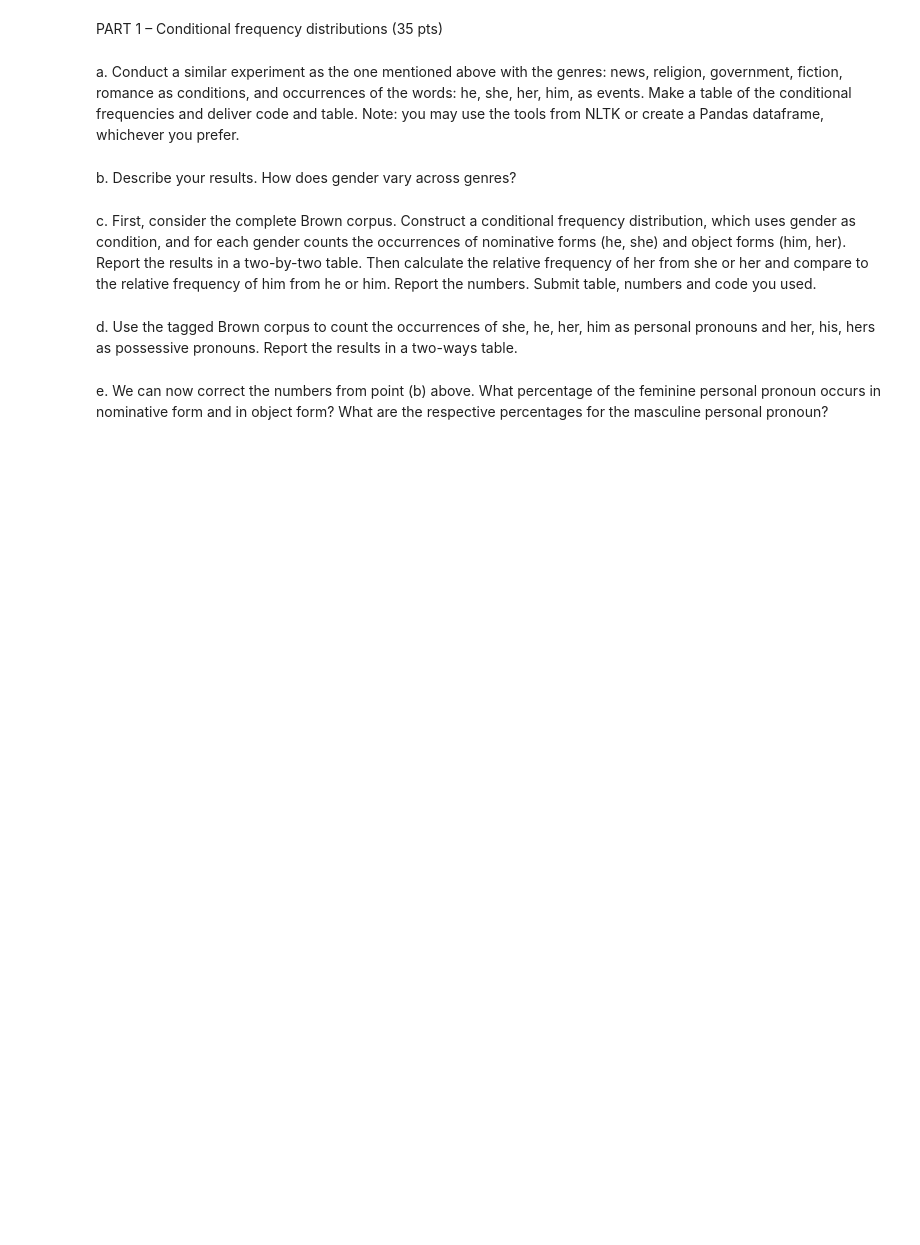
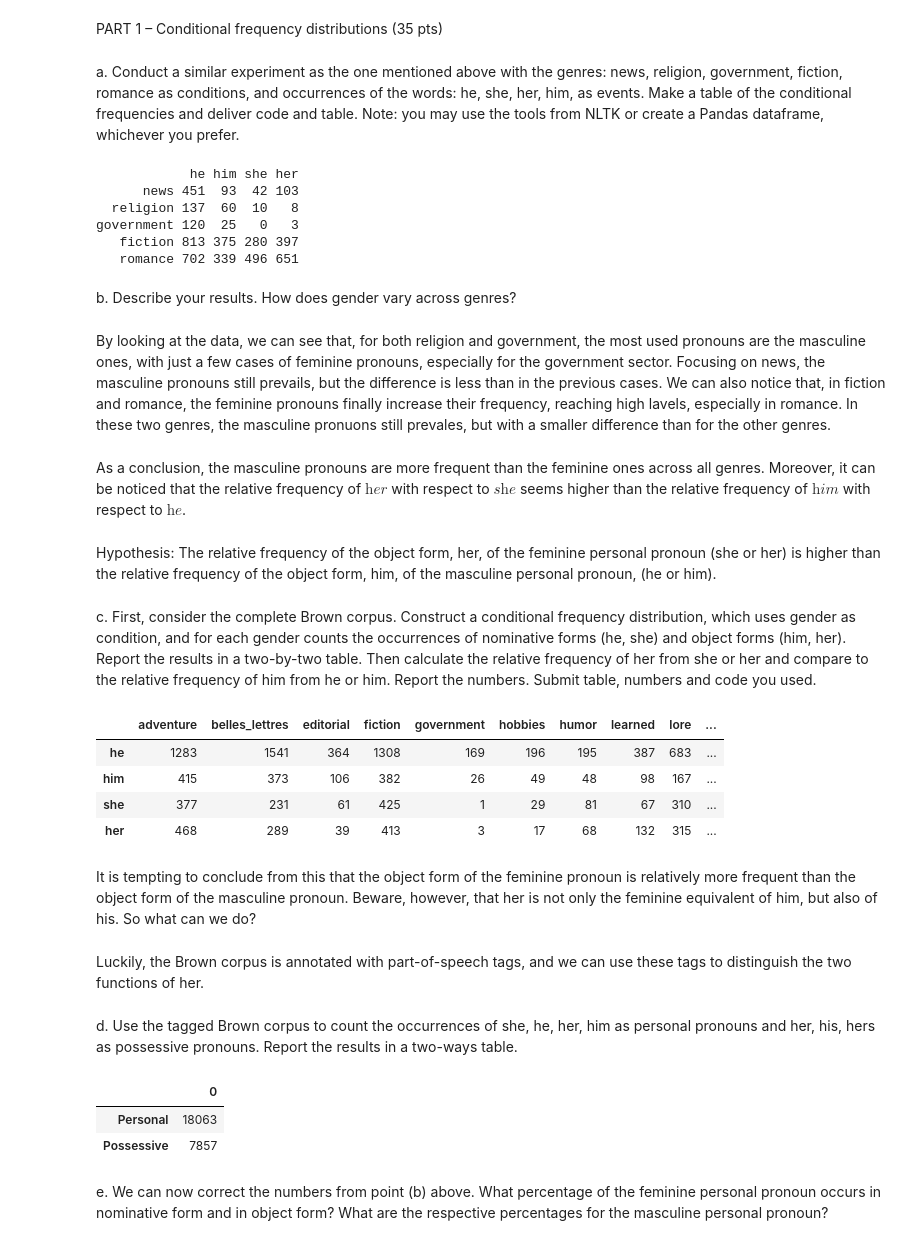
Before and after one commit to alessiasanfelici/IN4080--NLP-Exercises, a Jupyter notebook: NLP-Projects/project1.ipynb, the cells around one changed output. Saved outputs shown, nothing was run; the diff lists cells and outputs as text; code cells hidden in the pictures; blank space fills up the shorter version.

Commit message:
Start part 1 and 3

```diff
--- a/NLP-Projects/project1.ipynb
+++ b/NLP-Projects/project1.ipynb
@@ -13,17 +14,80 @@ PART 1 – Conditional frequency distributions (35 pts)
 a. Conduct a similar experiment as the one mentioned above with the genres: news, religion,
 government, fiction, romance as conditions, and occurrences of the words: he, she, her, him, as events. Make a table of the conditional frequencies and deliver code and table.
 Note: you may use the tools from NLTK or create a Pandas dataframe, whichever you prefer.
+# %%
+cfd = nltk.ConditionalFreqDist((genre, word) for genre in brown.categories() for word in brown.words(categories=genre))
+genres = ["news", "religion", "government", "fiction", "romance"]
+pronouns = ["he", "him", "she", "her"]
+cfd.tabulate(conditions=genres, samples = pronouns)
+# %% [output]
+            he him she her
+      news 451  93  42 103
+  religion 137  60  10   8
+government 120  25   0   3
+   fiction 813 375 280 397
+   romance 702 339 496 651
 # %% [markdown]
 b. Describe your results. How does gender vary across genres?
+# %% [markdown]
+By looking at the data, we can see that, for both religion and government, the most used pronouns are the masculine ones, with just a few cases of feminine pronouns, especially for the government sector. Focusing on news, the masculine pronouns still prevails, but the difference is less than in the previous cases. We can also notice that, in fiction and romance, the feminine pronouns finally increase their frequency, reaching high lavels, especially in romance. In these two genres, the masculine pronuons still prevales, but with a smaller difference than for the other genres.
+# %% [markdown]
+As a conclusion, the masculine pronouns are more frequent than the feminine ones across all genres. Moreover, it can be noticed that the relative frequency of $\textit{her}$ with respect to $\textit{she}$ seems higher than the relative frequency of $\textit{him}$ with respect to $\textit{he}$.
+# %% [markdown]
+Hypothesis: The relative frequency of the object form, her, of the feminine personal pronoun (she or
+her) is higher than the relative frequency of the object form, him, of the masculine personal pronoun, (he
+or him).
 # %% [markdown]
 c. First, consider the complete Brown corpus. Construct a conditional frequency distribution, which
 uses gender as condition, and for each gender counts the occurrences of nominative forms (he,
 she) and object forms (him, her). Report the results in a two-by-two table. Then calculate the
 relative frequency of her from she or her and compare to the relative frequency of him from he
 or him. Report the numbers. Submit table, numbers and code you used.
+# %%
+pron_freq = {}
+for i in brown.categories():
+    text = brown.words(categories = i)
+    fdist = nltk.FreqDist(w.lower() for w in text)
+    pronouns = ["he", "him", "she", "her"]
+    pron_freq[i] = collections.defaultdict(int)
+    for p in pronouns:
+        pron_freq[i][p] = fdist[p]
+
+df_pron_freq = pd.DataFrame.from_dict(pron_freq)
+df_pron_freq
+# %% [output]
+|  | adventure | belles_lettres | editorial | fiction | government | hobbies | humor | learned | lore | ... |
+| he | 1283 | 1541 | 364 | 1308 | 169 | 196 | 195 | 387 | 683 | ... |
+| him | 415 | 373 | 106 | 382 | 26 | 49 | 48 | 98 | 167 | ... |
+| she | 377 | 231 | 61 | 425 | 1 | 29 | 81 | 67 | 310 | ... |
+| her | 468 | 289 | 39 | 413 | 3 | 17 | 68 | 132 | 315 | ... |
+# %% [markdown]
+It is tempting to conclude from this that the object form of the feminine pronoun is relatively more
+frequent than the object form of the masculine pronoun. Beware, however, that her is not only the
+feminine equivalent of him, but also of his. So what can we do?
+# %% [markdown]
+Luckily, the Brown corpus is annotated with part-of-speech tags, and we can use these tags to distinguish
+the two functions of her.
 # %% [markdown]
 d. Use the tagged Brown corpus to count the occurrences of she, he, her, him as personal pronouns
 and her, his, hers as possessive pronouns. Report the results in a two-ways table.
+# %%
+text = brown.words()
+fdist = nltk.FreqDist(w.lower() for w in text)
+personal = ["she", "he", "her", "him"]
+possessive = ["her", "his", "hers"]
+d = {"Personal": 0, "Possessive": 0}
+#t = [personal, possessive]
+#f = [0,0]
+for i in personal:
+    d["Personal"] += fdist[i]
+for j in possessive:
+    d["Possessive"] += fdist[i]
+df_pp = pd.DataFrame.from_dict(d, orient = "index")
+df_pp
+# %% [output]
+|  | 0 |
+| Personal | 18063 |
+| Possessive | 7857 |
 # %% [markdown]
 e. We can now correct the numbers from point (b) above. What percentage of the feminine
 personal pronoun occurs in nominative form and in object form? What are the respective
```
Also changed, not shown: parts of 3 cells of this notebook.
